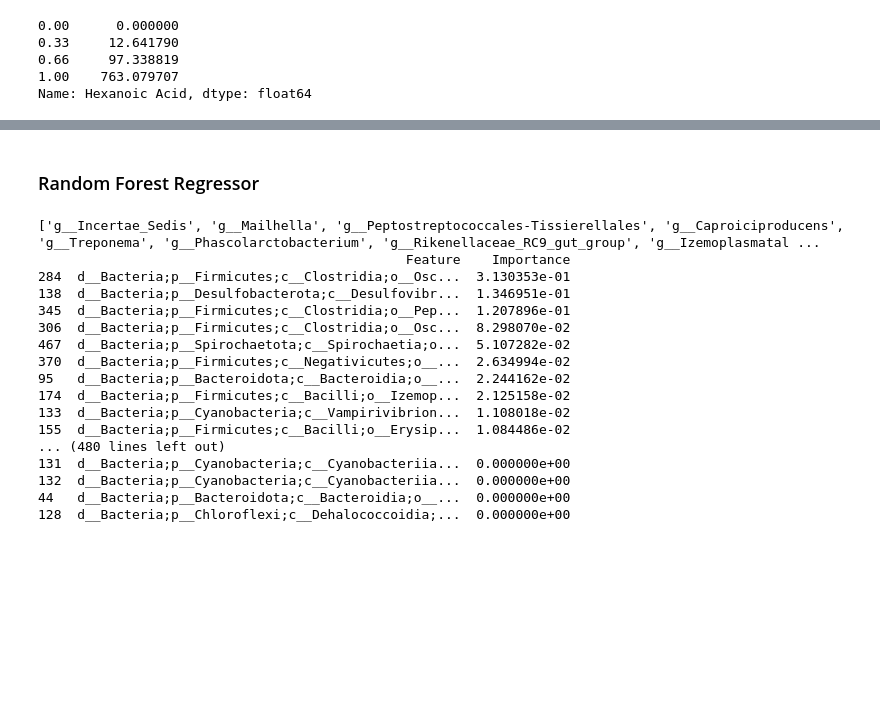
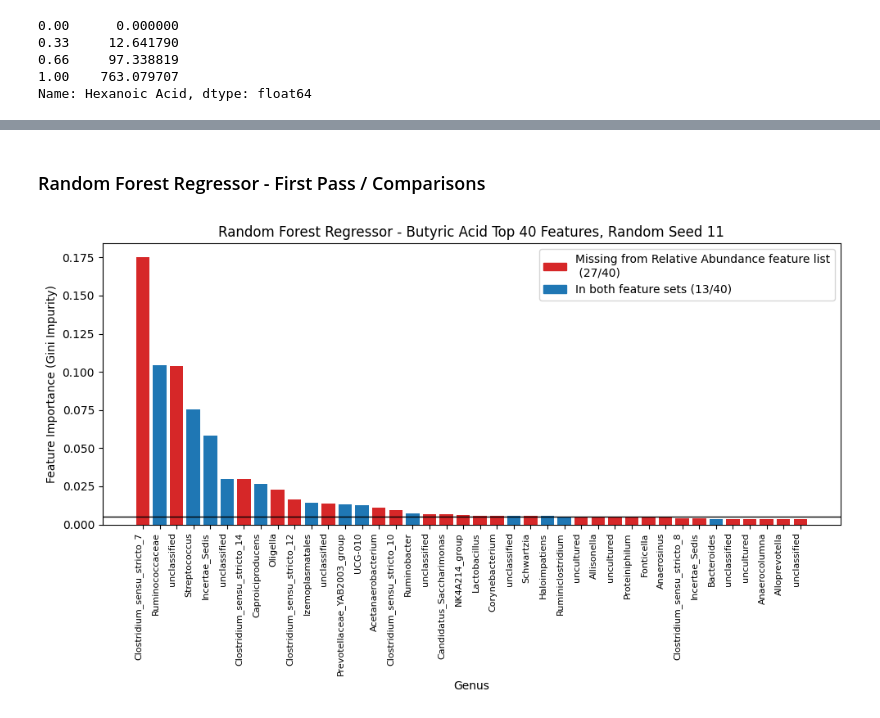
Before and after one commit to alpha-tango/butyricacid, a Jupyter notebook: Anne.ipynb, the cells around one changed output, grey strips where cells are left out. Saved outputs shown, nothing was run; the diff lists cells and outputs as text; code cells hidden in the pictures; blank space fills up the shorter version.

```diff
--- a/Anne.ipynb
+++ b/Anne.ipynb
@@ -122,18 +113,19 @@ raw_data["Hexanoic Acid"].quantile([0,.33,.66,1])
 1.00    763.079707
 Name: Hexanoic Acid, dtype: float64
 # %%
-def classify_hexanoic(x):
-    """Classify hexanoic acid levels according (roughly)
-    to 33% and 66% quantiles. So this is on a log scale.
-    0 = levels between 0 - 10 (mg/L iirc)
-    1 = levels between 10 - 100
-    2 = levels between 10 - and max=763.
-    """
-    if x <= 10:
-        return 0
-    elif x<= 100:
-        return 1
-    else:
-        return 2
-raw_data["hexanoic_class"] = raw_data["Hexanoic Acid"].map(classify_hexanoic)
+def classify(x):
+    """adapted from Mona's code.
+    Classify acid into three group by quantile"""
+    x = x.to_numpy(dtype=float) # transform to list
+    quantile = np.quantile(x, [0.33, 0.66]) # separate into three quantiles
+    groups = np.select([
+                    x <= quantile[0],
+                    (x > quantile[0]) & (x <= quantile[1]),
+                    x > quantile[1]
+            ],
+                   ['Low', 'Medium', 'High'], default="Other")
+    return groups
+
+raw_data["butyric_class"] = classify(raw_data["Butyric Acid"])
+raw_data["hexanoic_class"] = classify(raw_data["Hexanoic Acid"])
 # %%
@@ -190,35 +319,19 @@ print([i.split(';')[-1] for i in top_features])
 # %% [markdown]
-### Random Forest Regressor
+### Random Forest Regressor - First Pass / Comparisons
 # %%
-n_estimators = 500
-random_seed = 7
+n_estimators = 1000
+random_seed = 11
 X = raw_data[microbe_columns]
-y = raw_data["Hexanoic Acid"]
+y = raw_data["Butyric Acid"]
 rf = RandomForestRegressor(n_estimators=n_estimators, random_state=random_seed)
 rf.fit(X, y)
 
 importances = rf.feature_importances_
 feature_importance_df = pd.DataFrame({'Feature': microbe_columns, 'Importance': importances})
 feature_importance_df = feature_importance_df.sort_values(by='Importance', ascending=False)
 top_features = feature_importance_df['Feature'][:10].values
 
-print([i.split(';')[-1] for i in top_features])
-print(feature_importance_df)
+rf_plot(feature_importance_df.head(40), random_seed, method='Regressor', target="Butyric Acid")
+feature_importance_11 = feature_importance_df
 # %% [output]
-['g__Incertae_Sedis', 'g__Mailhella', 'g__Peptostreptococcales-Tissierellales', 'g__Caproiciproducens', 'g__Treponema', 'g__Phascolarctobacterium', 'g__Rikenellaceae_RC9_gut_group', 'g__Izemoplasmatal ...
-                                               Feature    Importance
-284  d__Bacteria;p__Firmicutes;c__Clostridia;o__Osc...  3.130353e-01
-138  d__Bacteria;p__Desulfobacterota;c__Desulfovibr...  1.346951e-01
-345  d__Bacteria;p__Firmicutes;c__Clostridia;o__Pep...  1.207896e-01
-306  d__Bacteria;p__Firmicutes;c__Clostridia;o__Osc...  8.298070e-02
-467  d__Bacteria;p__Spirochaetota;c__Spirochaetia;o...  5.107282e-02
-370  d__Bacteria;p__Firmicutes;c__Negativicutes;o__...  2.634994e-02
-95   d__Bacteria;p__Bacteroidota;c__Bacteroidia;o__...  2.244162e-02
-174  d__Bacteria;p__Firmicutes;c__Bacilli;o__Izemop...  2.125158e-02
-133  d__Bacteria;p__Cyanobacteria;c__Vampirivibrion...  1.108018e-02
-155  d__Bacteria;p__Firmicutes;c__Bacilli;o__Erysip...  1.084486e-02
-... (480 lines left out)
-131  d__Bacteria;p__Cyanobacteria;c__Cyanobacteriia...  0.000000e+00
-132  d__Bacteria;p__Cyanobacteria;c__Cyanobacteriia...  0.000000e+00
-44   d__Bacteria;p__Bacteroidota;c__Bacteroidia;o__...  0.000000e+00
-128  d__Bacteria;p__Chloroflexi;c__Dehalococcoidia;...  0.000000e+00
+[figure, added]
```
Also changed, not shown: parts of 32 cells of this notebook.
